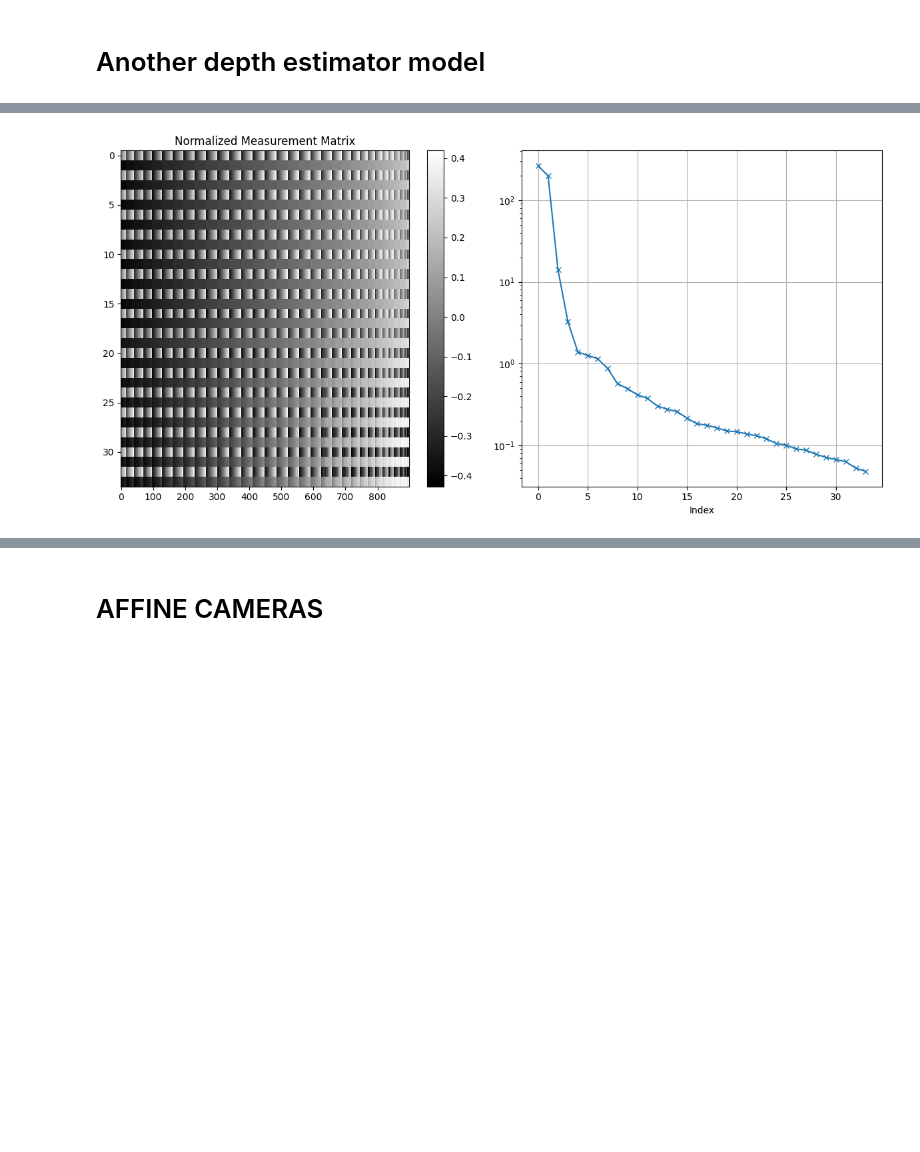
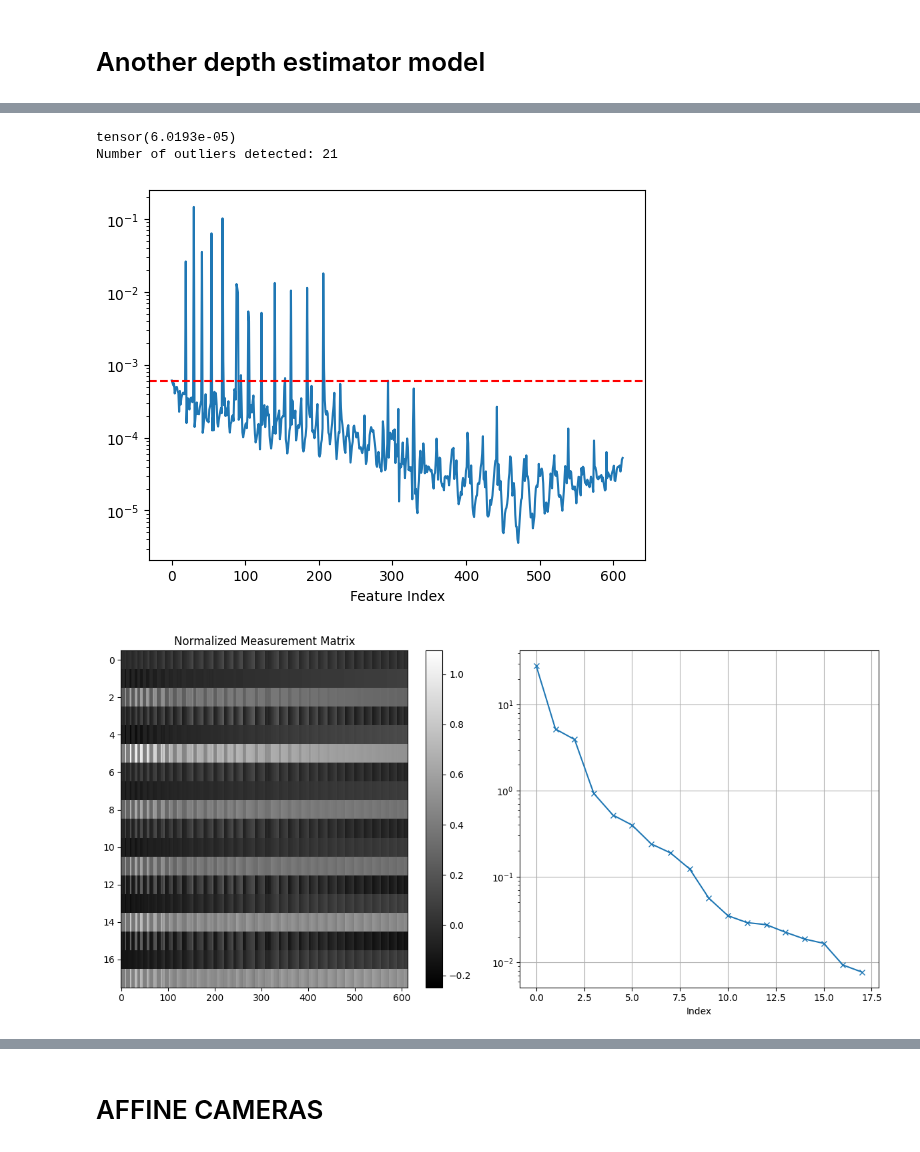
Before and after one commit to manel-ferreira-01/trackers, a Jupyter notebook: test.ipynb, the cells around one changed output, grey strips where cells are left out. Cells and saved outputs as stored; diff of their text form; code cells hidden in the pictures; blank space fills up the shorter version.

```diff
--- a/test.ipynb
+++ b/test.ipynb
@@ -26,7 +26,7 @@ device = "cuda:0"
 
 #path = "../mast3r/images_in/casa_bea_4_photos"
 path = "../mast3r/images_in/casa_bea_4_photos"
-path = "../mast3r/images_in/lixo_lab.mp4"
+#path = "../mast3r/images_in/lixo_lab.mp4"
 #video_resized, video = read_video_or_images("../mast3r/images_in/bordalo.mp4",model_video_size, device)
 
 video_square, _ = read_video_or_images(path)
@@ -45,8 +43,8 @@ query_points_initial = torch.tensor(
 
 #creata tensors for the video information
 frame_cut = max(20, len(video_square))
-#frame_cut = 106
-frame_skip = 7
+frame_cut = 106
+frame_skip = 1
 video_tensor = torch.cat([(frame).unsqueeze(0) for frame in video_square]).unsqueeze(0)[:,0:frame_cut:frame_skip,...] # 1, time, H, W, 3
 video_tensor = torch.clip(video_tensor, -1, 1)
 num_frames = video_tensor.shape[1]
@@ -553,47 +499,47 @@ torch.cuda.empty_cache()
 # %%
 from src.projective_factorization import build_depth_weighted_matrix
 
 # make the tracks fit into the new depth size
 W_uni = obs_mat.clone()
 W_uni[0::2,:] = W_uni[0::2] * (uni_depth_tensor.shape[1] / video_tensor.shape[2])
 W_uni[1::2,:] = W_uni[1::2] * (uni_depth_tensor.shape[2] / video_tensor.shape[3])
 
-W_depth_uni, tracks_lambda_unidepth, T, uni_rays = build_depth_weighted_matrix(W_uni, uni_depth_tensor,
+W_uni, tracks_lambda_unidepth = build_depth_weighted_matrix(W_uni, uni_depth_tensor,
                                             uni_focal_tensor)
 
-# make tracks_lambda_unidepth be relative depth instead of metric depth
-#tracks_lambda_unidepth = torch.stack([tracks_lambda_unidepth[f, :] /tracks_lambda_unidepth[f, :].max() for f in range(tracks_lambda_unidepth.shape[0])])
 
-#pattern = torch.tensor([1, 1, 0], dtype=torch.bool)
-#mask = pattern.repeat((W_depth_uni.shape[0] + len(pattern) - 1) // len(pattern))[:W_depth_uni.shape[0]]
-#W_uni_nohomg = W_depth_uni[mask, ...]
+W_depth_uni = W_uni * tracks_lambda_unidepth.repeat_interleave(3,0)
 
-U, S, Vh = torch.linalg.svd(W_depth_uni, full_matrices=False)
-r = 4
-Ur = U[:, :r]
-Sr = torch.diag(S[:r])
-Vr = Vh[:r, :]
+_, outliers_mask_uni, residuals_uni = get_subspace_outlier_indices(W_depth_uni, \
+                                                    rank=4, threshold=10, use_relative=True)
 
-Ssqrt = torch.linalg.cholesky(Sr)
-Motion = Ur @ Ssqrt
-Sshape = Ssqrt @ Vr                # (4,  P)
-W_hat = Motion @ Sshape
 
 fig, axes = plt.subplots(1, 2, figsize=(12, 6))
 
 # Plot the normalized measurement matrix
-im1 = axes[0].imshow(uni_rays, aspect='auto', cmap='gray', interpolation='none')
+im1 = axes[0].imshow(W_depth_uni, aspect='auto', cmap='gray', interpolation='none')
 axes[0].set_title("Normalized Measurement Matrix")
 fig.colorbar(im1, ax=axes[0])
 
 # Plot the singular values in log scale
 axes[1].plot(torch.linalg.svd(W_depth_uni)[1], "-x")
 axes[1].set_xlabel("Index")
-#axes[1].set_title("Log10 Singular Values")
 axes[1].set_yscale('log')
 axes[1].grid(True)
 
 plt.tight_layout()
 plt.show(fig)
+
+if 1:
+    W_depth_uni = W_depth_uni[:, ~(outliers_mask_uni + outliers_mask_vggt)] # [3F, P_valid]
+    W_uni = W_uni[:, ~(outliers_mask_uni + outliers_mask_vggt)] # [3F, P_valid]
+    tracks_lambda_unidepth = tracks_lambda_unidepth[:,~(outliers_mask_uni + outliers_mask_vggt)]
+
+    W_depth_vggt = W_depth_vggt[:, ~(outliers_mask_uni + outliers_mask_vggt)] # [3F, P_valid]
+    W_vggt = W_vggt[:, ~(outliers_mask_uni + outliers_mask_vggt)] # [3F, P_valid]
+    tracks_lambda_vggt = tracks_lambda_vggt[:,~(outliers_mask_uni + outliers_mask_vggt)]
 # %% [output]
+tensor(6.0193e-05)
+Number of outliers detected: 21
-[figure, old version]
+[figure, new version]
+[figure, added]
```
Also changed, not shown: parts of 53 cells of this notebook, 3 other files.
